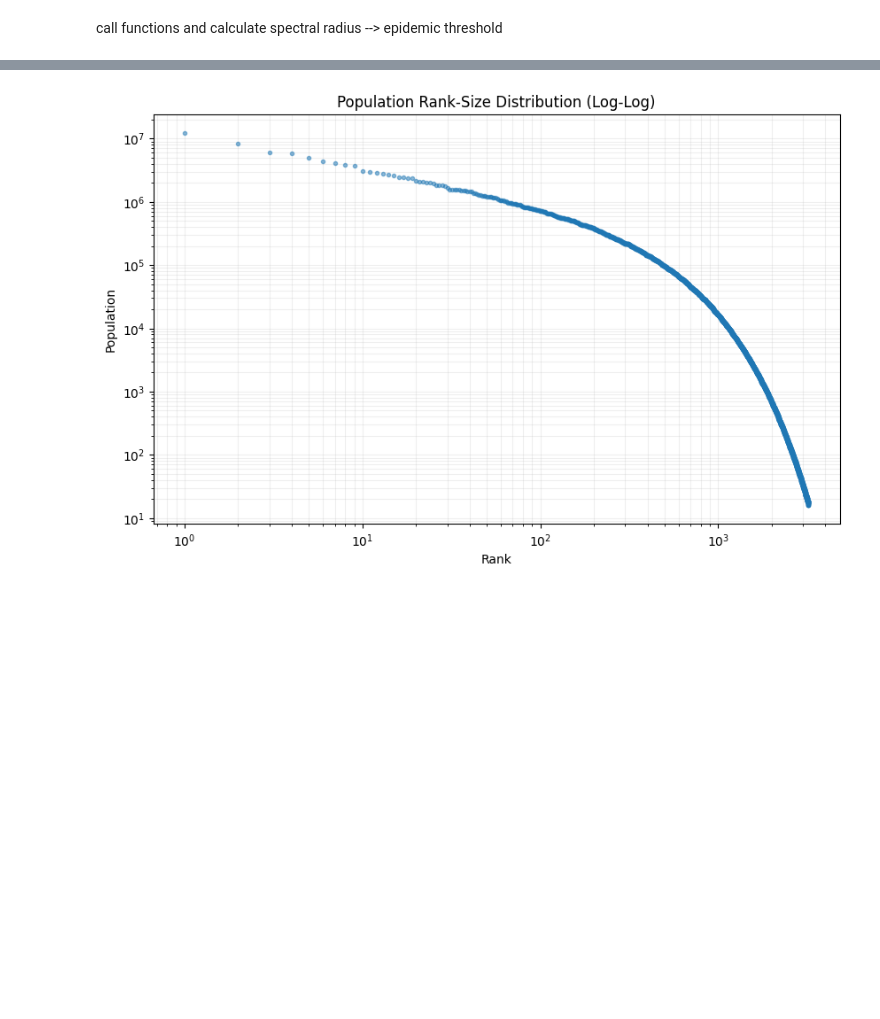
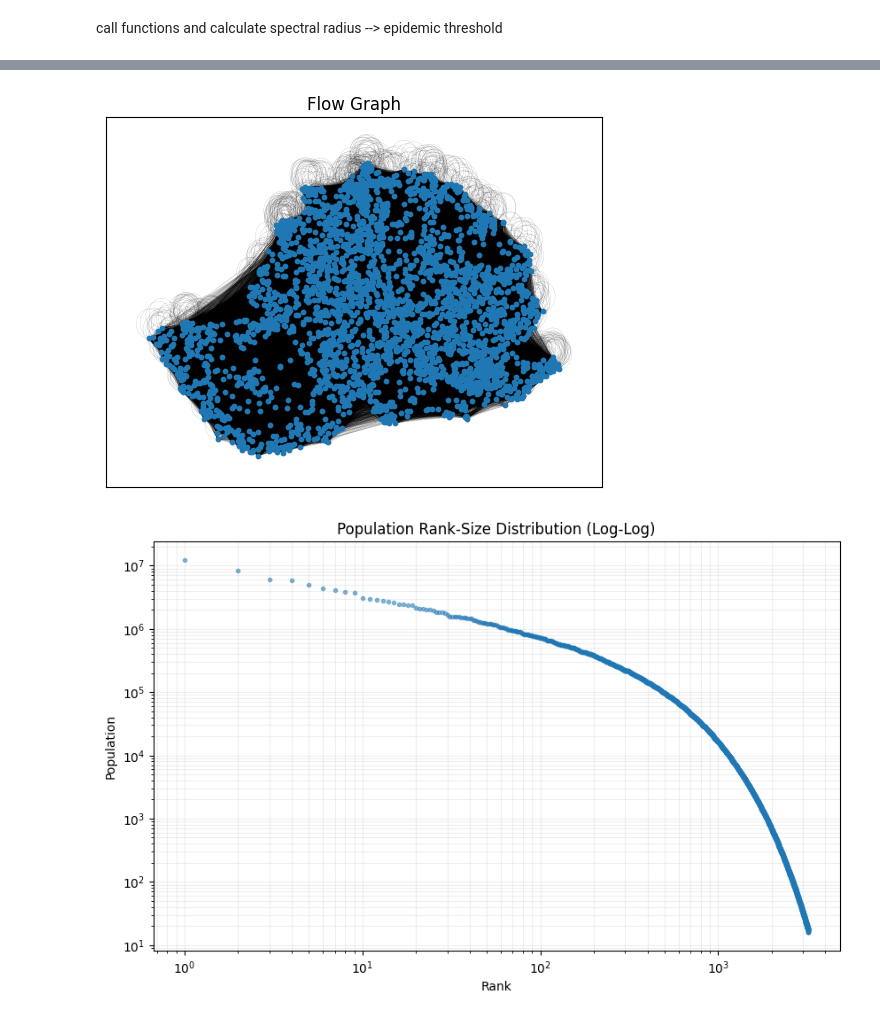
Before and after one commit to epnck/thesis, a Jupyter notebook: data generation/datagenpipeline.ipynb, the cells around one changed output, grey strips where cells are left out. Cells and saved outputs as stored; diff of their text form; code cells hidden in the pictures; blank space fills up the shorter version.

```diff
--- a/data generation/datagenpipeline.ipynb
+++ b/data generation/datagenpipeline.ipynb
@@ -257,3 +261,7 @@ threshold
+# %%
+visualise_graph(graph)
+# %% [output]
+[figure, added]
 # %%
 sorted_pop = np.sort(population)[::-1]
 ranks = np.arange(1, len(sorted_pop) + 1)
```
Also changed, not shown: parts of 2 cells of this notebook, 3 other files.
